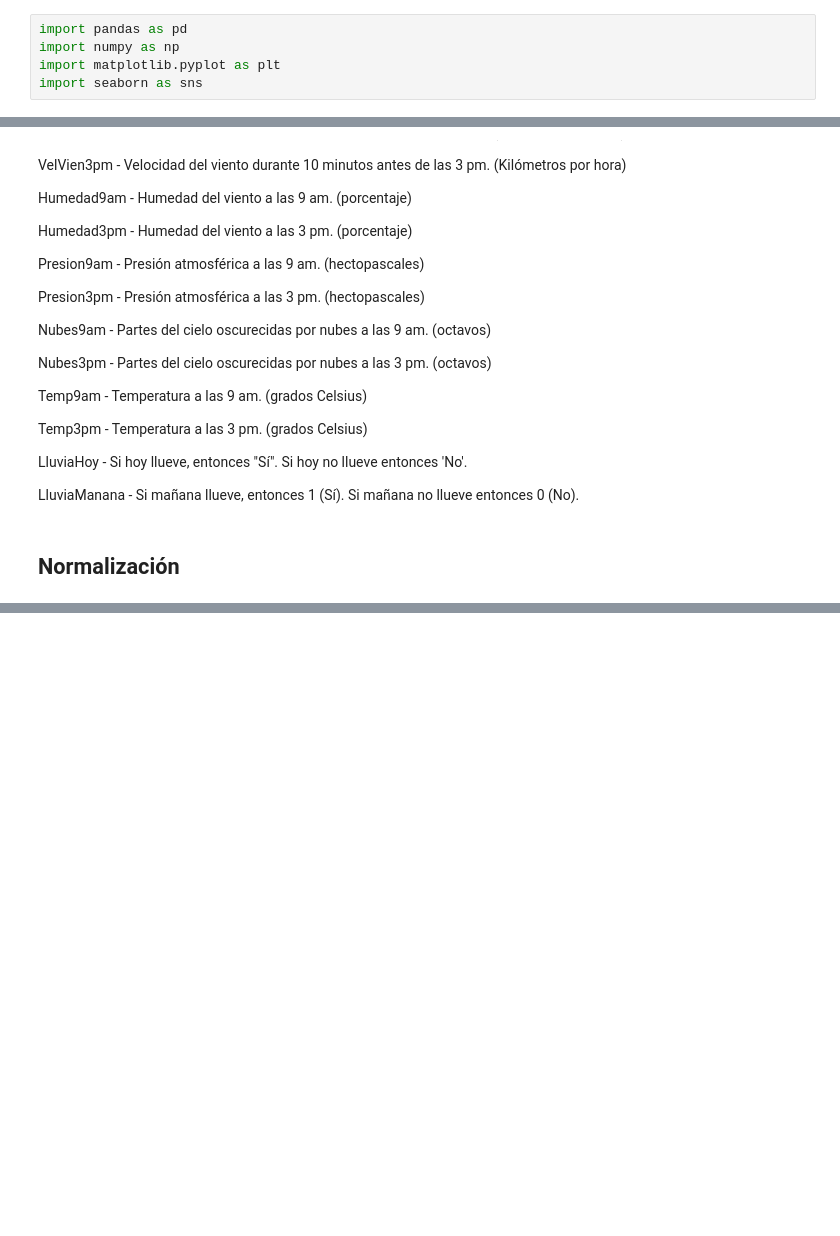
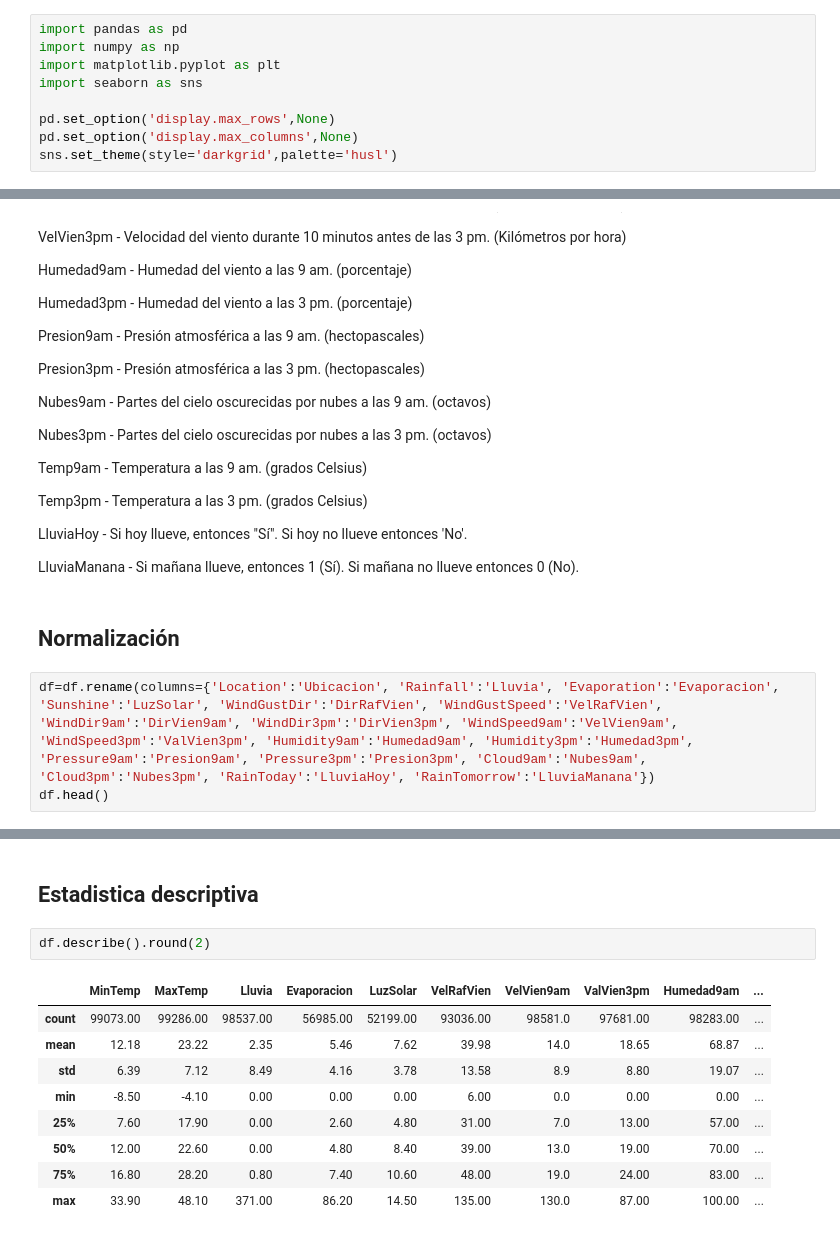
Before and after one commit to DanyPao/DataScience1-Daniela-Esposito, a Jupyter notebook: Visualizacion_Daniela_Esposito.ipynb, the cells around one changed output, grey strips where cells are left out. Drawn from its saved outputs; the diff is of its cells as text; blank space fills up the shorter version.

```diff
--- a/Visualizacion_Daniela_Esposito.ipynb
+++ b/Visualizacion_Daniela_Esposito.ipynb
@@ -13,6 +17,10 @@ import pandas as pd
 import numpy as np
 import matplotlib.pyplot as plt
 import seaborn as sns
+
+pd.set_option('display.max_rows',None)
+pd.set_option('display.max_columns',None)
+sns.set_theme(style='darkgrid',palette='husl')
 # %% [markdown]
 ## Carga de datos
 # %%
@@ -77,3 +84,6 @@ LluviaHoy - Si hoy llueve, entonces "Sí". Si hoy no llueve entonces 'No'.
 LluviaManana - Si mañana llueve, entonces 1 (Sí). Si mañana no llueve entonces 0 (No).
 # %% [markdown]
 ## Normalización
+# %%
+df=df.rename(columns={'Location':'Ubicacion', 'Rainfall':'Lluvia', 'Evaporation':'Evaporacion', 'Sunshine':'LuzSolar', 'WindGustDir':'DirRafVien', 'WindGustSpeed':'VelRafVien', 'WindDir9am':'DirVien9am', 'WindDir3pm':'DirVien3pm', 'WindSpeed9am':'VelVien9am', 'WindSpeed3pm':'ValVien3pm', 'Humidity9am':'Humedad9am', 'Humidity3pm':'Humedad3pm', 'Pressure9am':'Presion9am', 'Pressure3pm':'Presion3pm', 'Cloud9am':'Nubes9am', 'Cloud3pm':'Nubes3pm', 'RainToday':'LluviaHoy', 'RainTomorrow':'LluviaManana'})
+df.head()
@@ -79,0 +98,14 @@ LluviaManana - Si mañana llueve, entonces 1 (Sí). Si mañana no llueve entonce
+# %% [markdown]
+## Estadistica descriptiva
+# %%
+df.describe().round(2)
+# %% [output]
+|  | MinTemp | MaxTemp | Lluvia | Evaporacion | LuzSolar | VelRafVien | VelVien9am | ValVien3pm | Humedad9am | ... |
+| count | 99073.00 | 99286.00 | 98537.00 | 56985.00 | 52199.00 | 93036.00 | 98581.0 | 97681.00 | 98283.00 | ... |
+| mean | 12.18 | 23.22 | 2.35 | 5.46 | 7.62 | 39.98 | 14.0 | 18.65 | 68.87 | ... |
+| std | 6.39 | 7.12 | 8.49 | 4.16 | 3.78 | 13.58 | 8.9 | 8.80 | 19.07 | ... |
+| min | -8.50 | -4.10 | 0.00 | 0.00 | 0.00 | 6.00 | 0.0 | 0.00 | 0.00 | ... |
+| 25% | 7.60 | 17.90 | 0.00 | 2.60 | 4.80 | 31.00 | 7.0 | 13.00 | 57.00 | ... |
+| 50% | 12.00 | 22.60 | 0.00 | 4.80 | 8.40 | 39.00 | 13.0 | 19.00 | 70.00 | ... |
+| 75% | 16.80 | 28.20 | 0.80 | 7.40 | 10.60 | 48.00 | 19.0 | 24.00 | 83.00 | ... |
+| max | 33.90 | 48.10 | 371.00 | 86.20 | 14.50 | 135.00 | 130.0 | 87.00 | 100.00 | ... |
```
Also changed, not shown: parts of 11 cells of this notebook.
